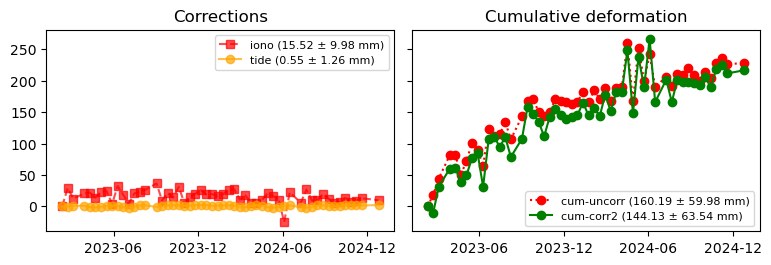
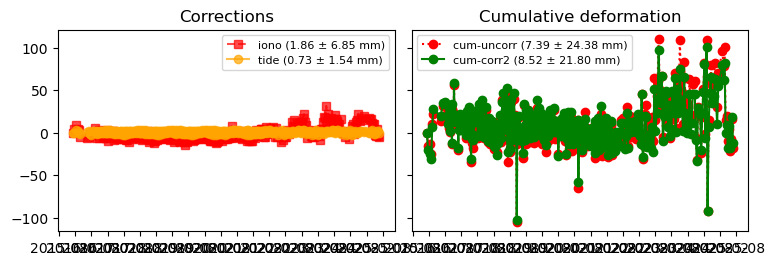
Unified diff of the notebook cell whose output changed from the first chart to the second:
--- before
+++ after
@@ -12,5 +12,5 @@
     cum_cor_ts2 = cum_uncor_ts - sltd_ts - tide_ts - iono_ts
 else:
-    cum_cor_ts2 = cum_uncor_ts - tide_ts - iono_ts
+    cum_cor_ts2 = cum_uncor_ts - tide_ts + iono_ts
 #mean
 mean_iono = np.nanmean(iono_ts)
@@ -28,5 +28,5 @@
 if sbovl==False:
     ax[0].plot(time, sltd_ts, color="blue", marker="^", linestyle=":", alpha=0.7, label=f"trop ({mean_trop:.2f} ± {std_trop:.2f} mm)")
-ax[0].plot(time, iono_ts, color="red", marker="s", linestyle="--", alpha=0.7, label=f"iono ({mean_iono:.2f} ± {std_iono:.2f} mm)")
+ax[0].plot(time, -iono_ts, color="red", marker="s", linestyle="--", alpha=0.7, label=f"iono ({mean_iono:.2f} ± {std_iono:.2f} mm)")
 ax[0].plot(time, tide_ts, color="orange", marker="o", linestyle="-", alpha=0.7, label=f"tide ({mean_tide:.2f} ± {std_tide:.2f} mm)")
 

Commit: updates